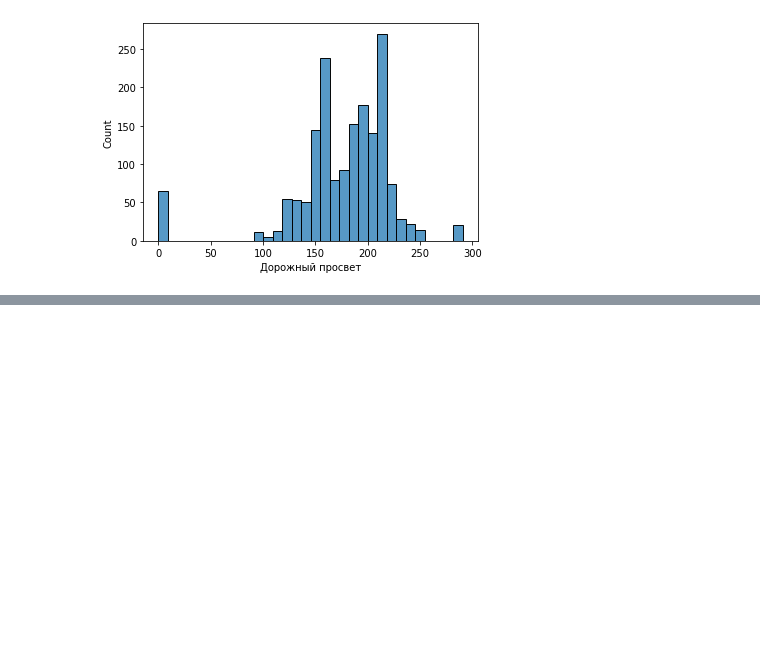
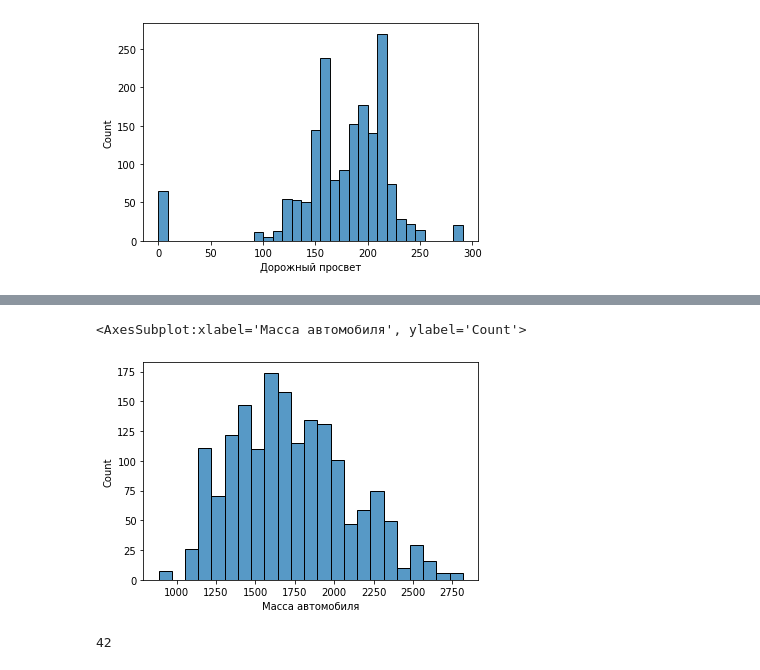
Before and after one commit to alexanderlakiza/misc, a Jupyter notebook: realweb_enroll.ipynb, the cells around one changed output, grey strips where cells are left out. Saved outputs shown, nothing was run; the diff lists cells and outputs as text; code cells hidden in the pictures; blank space fills up the shorter version.

```diff
--- a/realweb_enroll.ipynb
+++ b/realweb_enroll.ipynb
@@ -215,0 +231,9 @@ sns.histplot(df, x='Дорожный просвет')
+# %%
+sns.histplot(df, x='Масса автомобиля')
+# %% [output]
+<AxesSubplot:xlabel='Масса автомобиля', ylabel='Count'>
+[figure, added]
+# %%
+len(df[df['Объём багажника максимальный'] == 0])
+# %% [output]
+42
```
Also changed, not shown: parts of 10 cells of this notebook.
